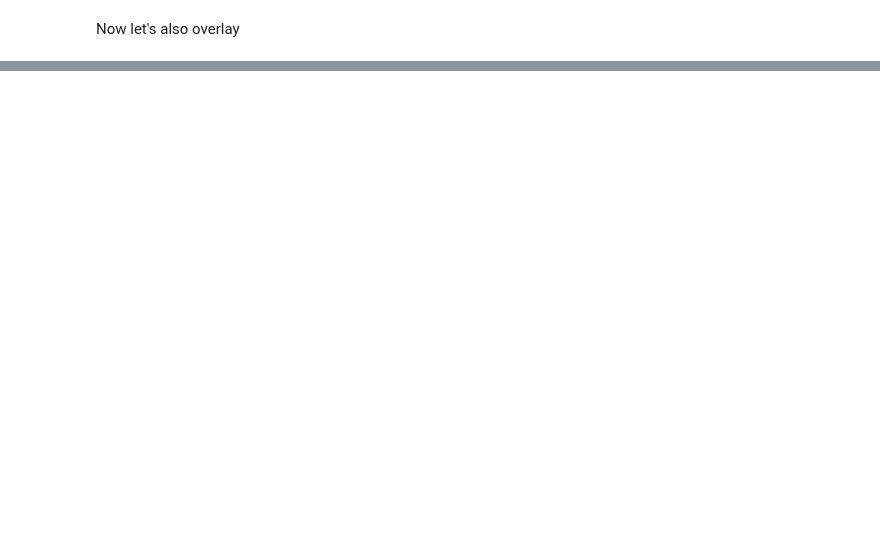
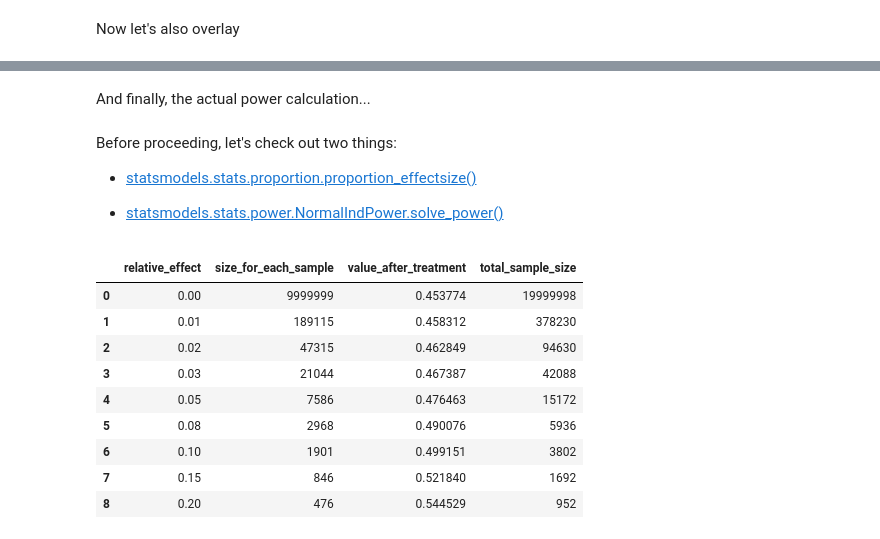
Before and after one commit to TCG85/ab-testing-intro, a Jupyter notebook: ironhack_presentation_20200213.ipynb, the cells around one changed output, grey strips where cells are left out. Drawn from its saved outputs; the diff is of its cells as text; code cells hidden in the pictures; blank space fills up the shorter version.

```diff
--- a/ironhack_presentation_20200213.ipynb
+++ b/ironhack_presentation_20200213.ipynb
@@ -420,0 +411,2 @@ plt.show()
+# %% [markdown]
+And finally, the actual power calculation...
@@ -420,0 +416,58 @@ plt.show()
+# %%
+def power_analysis(p1,
+                   power = 0.8,
+                   alpha=0.10) -> pd.DataFrame:
+    """
+    Return a table with the necessary number of observations to detect different effect sizes
+    """
+
+    detectable_effect = [0.01, 0.02, 0.03, 0.05, 0.08, 0.1, 0.15,0.2]
+    resulting_conversion =  [(p1*(1+eff)) for eff in detectable_effect]
+
+    sample_sizes = []
+    for effect in detectable_effect:
+        p2 = p1 * (1+effect)
+        es = sms.proportion_effectsize(p1,
+                                       p2)
+        sample_size = sms.NormalIndPower().solve_power(es,
+                                                       power=power,
+                                                       alpha=alpha,
+                                                       ratio=1,
+                                                       alternative='two-sided')
+        sample_sizes.append(math.ceil(sample_size))
+
+    result = pd.DataFrame({
+        'sample_size': sample_sizes,
+        'relative_effect': detectable_effect,
+        'value_after_treatment': resulting_conversion})
+
+    base_row = pd.DataFrame({
+        'relative_effect': [0],
+        'value_after_treatment': [p1],
+        'sample_size': [9999999]})
+
+    result = pd.concat([base_row, result], ignore_index = True, sort = True)
+    result = result.rename(columns = {'sample_size':'size_for_each_sample'})
+    result['total_sample_size'] = result['size_for_each_sample'] *2
+
+    return result
+# %% [markdown]
+Before proceeding, let's check out two things:
+
+- [statsmodels.stats.proportion.proportion_effectsize()](https://www.statsmodels.org/stable/generated/statsmodels.stats.proportion.proportion_effectsize.html)
+
+- [statsmodels.stats.power.NormalIndPower.solve_power()](https://www.statsmodels.org/stable/generated/statsmodels.stats.power.NormalIndPower.solve_power.html)
+# %%
+power_table = power_analysis(baseline, power = 0.8, alpha = 0.05)
+power_table
+# %% [output]
+|  | relative_effect | size_for_each_sample | value_after_treatment | total_sample_size |
+| 0 | 0.00 | 9999999 | 0.453774 | 19999998 |
+| 1 | 0.01 | 189115 | 0.458312 | 378230 |
+| 2 | 0.02 | 47315 | 0.462849 | 94630 |
+| 3 | 0.03 | 21044 | 0.467387 | 42088 |
+| 4 | 0.05 | 7586 | 0.476463 | 15172 |
+| 5 | 0.08 | 2968 | 0.490076 | 5936 |
+| 6 | 0.10 | 1901 | 0.499151 | 3802 |
+| 7 | 0.15 | 846 | 0.521840 | 1692 |
+| 8 | 0.20 | 476 | 0.544529 | 952 |
```
Also changed, not shown: parts of 31 cells of this notebook.
